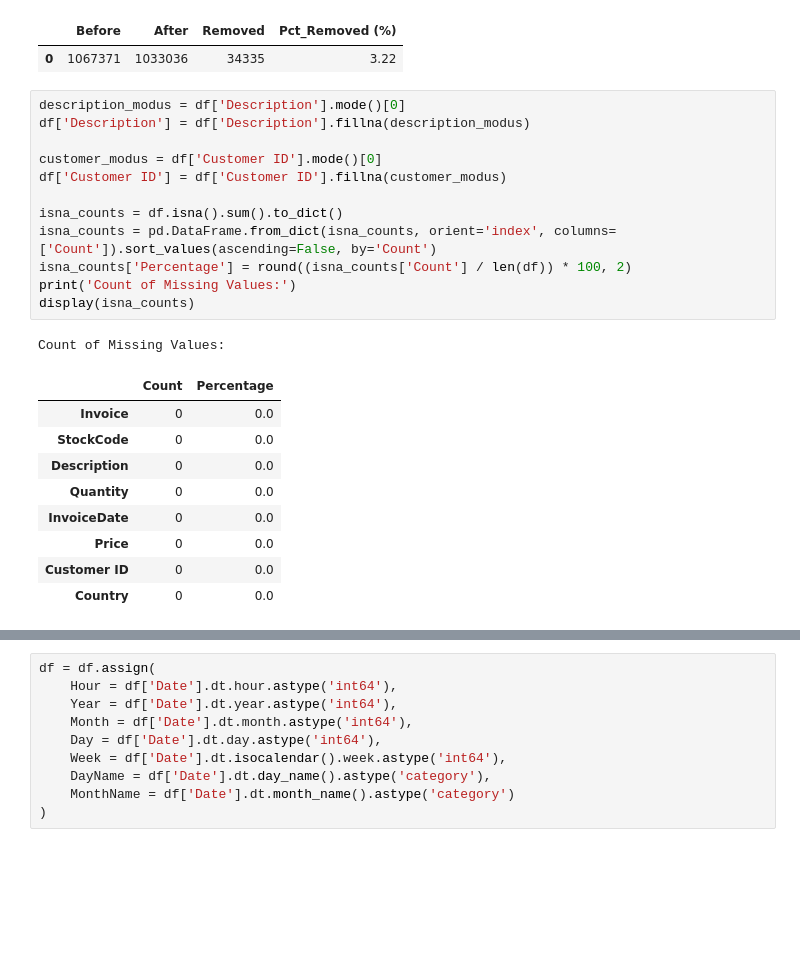
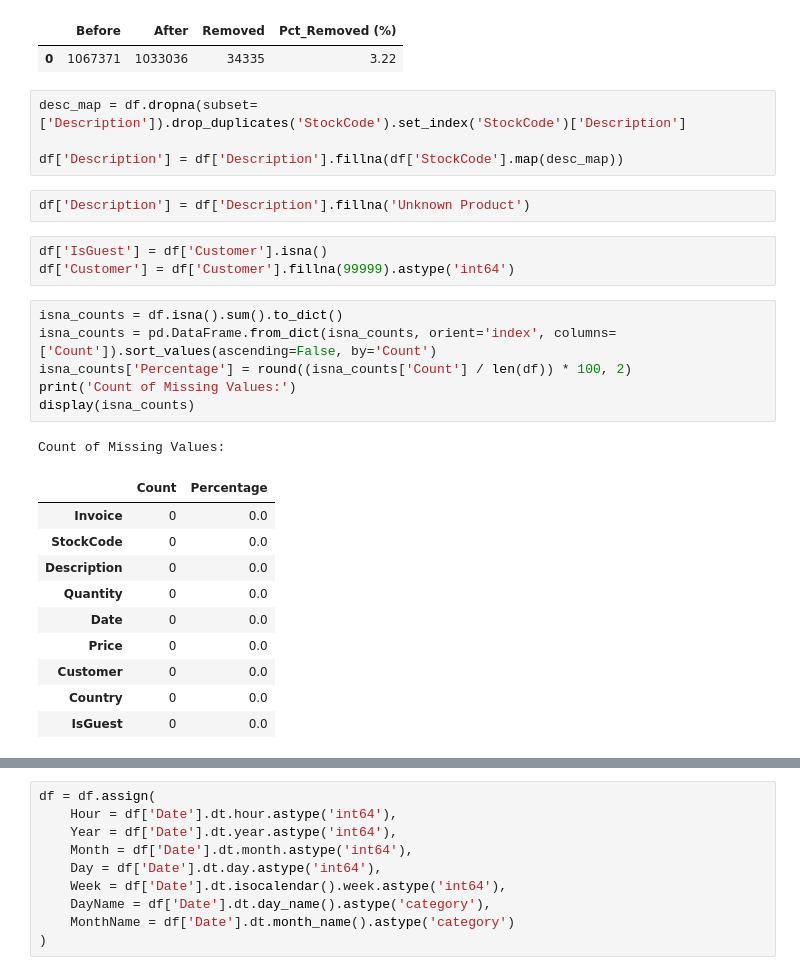
Before and after one commit to hansdarmawann/online-retail-ii-wrangling-1, a Jupyter notebook: notebooks/code.ipynb, the cells around one changed output, grey strips where cells are left out. Cells and saved outputs as stored; diff of their text form; blank space fills up the shorter version.

```diff
--- a/notebooks/code.ipynb
+++ b/notebooks/code.ipynb
@@ -134,29 +184,33 @@ display(removal_summary)
 # %% [output]
 |  | Before | After | Removed | Pct_Removed (%) |
 | 0 | 1067371 | 1033036 | 34335 | 3.22 |
+# %%
+desc_map = df.dropna(subset=['Description']).drop_duplicates('StockCode').set_index('StockCode')['Description']
+
+df['Description'] = df['Description'].fillna(df['StockCode'].map(desc_map))
+# %%
+df['Description'] = df['Description'].fillna('Unknown Product')
+# %%
+df['IsGuest'] = df['Customer'].isna()
+df['Customer'] = df['Customer'].fillna(99999).astype('int64')
 # %%
-description_modus = df['Description'].mode()[0]
-df['Description'] = df['Description'].fillna(description_modus)
-
-customer_modus = df['Customer ID'].mode()[0]
-df['Customer ID'] = df['Customer ID'].fillna(customer_modus)
-
 isna_counts = df.isna().sum().to_dict()
 isna_counts = pd.DataFrame.from_dict(isna_counts, orient='index', columns=['Count']).sort_values(ascending=False, by='Count')
 isna_counts['Percentage'] = round((isna_counts['Count'] / len(df)) * 100, 2)
 print('Count of Missing Values:')
 display(isna_counts)
 # %% [output]
 Count of Missing Values:
 |  | Count | Percentage |
 | Invoice | 0 | 0.0 |
 | StockCode | 0 | 0.0 |
 | Description | 0 | 0.0 |
 | Quantity | 0 | 0.0 |
-| InvoiceDate | 0 | 0.0 |
+| Date | 0 | 0.0 |
 | Price | 0 | 0.0 |
-| Customer ID | 0 | 0.0 |
+| Customer | 0 | 0.0 |
 | Country | 0 | 0.0 |
+| IsGuest | 0 | 0.0 |
 # %%
 df_before = df.copy()
 cols = ['Quantity', 'Price']
```
Also changed, not shown: parts of 18 cells of this notebook, 1 other file.
